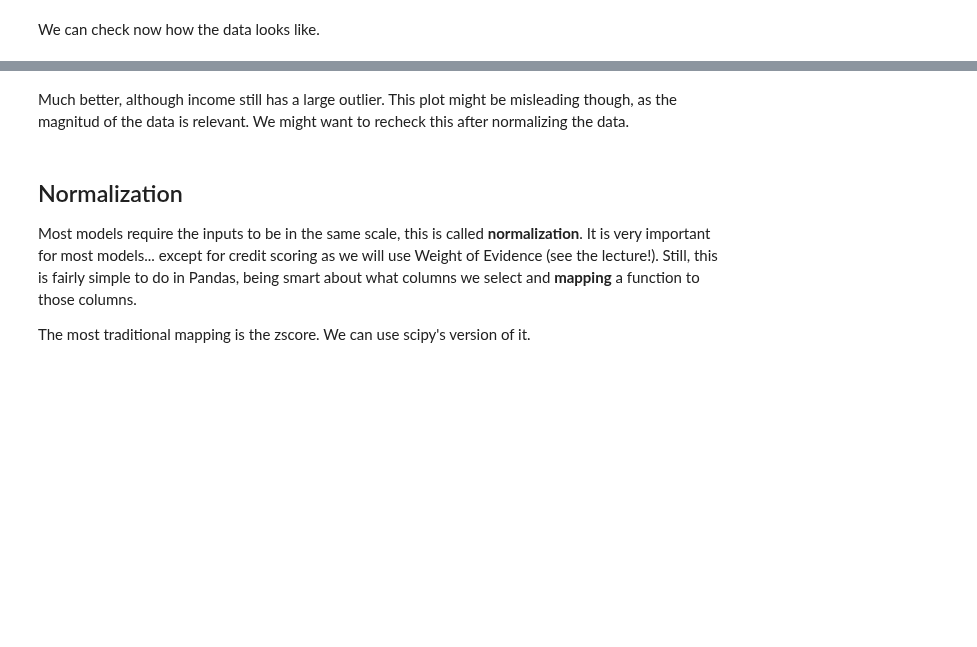
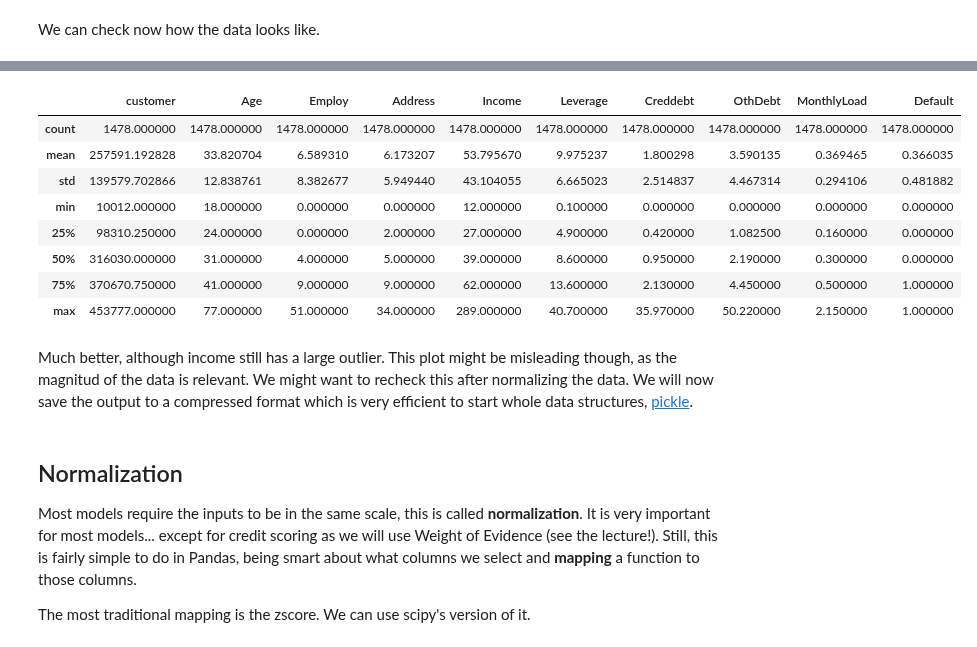
Before and after one commit to CBravoR/AdvancedAnalyticsLabs, a Jupyter notebook: notebooks/python/Lab_4_Preprocessing.ipynb, the cells around one changed output, grey strips where cells are left out. Cells and saved outputs as stored; diff of their text form; code cells hidden in the pictures; blank space fills up the shorter version.

```diff
--- a/notebooks/python/Lab_4_Preprocessing.ipynb
+++ b/notebooks/python/Lab_4_Preprocessing.ipynb
@@ -148,5 +290,5 @@ To actually cut the values, then we can simply write a proper expression in Pand
 # %%
-bankloan_data = bankloan_data.loc[(bankloan_data['Income'] < 300) & (bankloan_data['Creddebt'] < 15) & (bankloan_data['OthDebt'] < 30)]
+bankloan_data = bankloan_data.loc[bankloan_data['Income'] < 300]
 # %% [markdown]
 We can check now how the data looks like.
 # %%
@@ -156,2 +300,14 @@ a.set_xticklabels(a.get_xticklabels(), rotation=90);
+# %%
+bankloan_data.describe()
+# %% [output]
+|  | customer | Age | Employ | Address | Income | Leverage | Creddebt | OthDebt | MonthlyLoad | Default |
+| count | 1478.000000 | 1478.000000 | 1478.000000 | 1478.000000 | 1478.000000 | 1478.000000 | 1478.000000 | 1478.000000 | 1478.000000 | 1478.000000 |
+| mean | 257591.192828 | 33.820704 | 6.589310 | 6.173207 | 53.795670 | 9.975237 | 1.800298 | 3.590135 | 0.369465 | 0.366035 |
+| std | 139579.702866 | 12.838761 | 8.382677 | 5.949440 | 43.104055 | 6.665023 | 2.514837 | 4.467314 | 0.294106 | 0.481882 |
+| min | 10012.000000 | 18.000000 | 0.000000 | 0.000000 | 12.000000 | 0.100000 | 0.000000 | 0.000000 | 0.000000 | 0.000000 |
+| 25% | 98310.250000 | 24.000000 | 0.000000 | 2.000000 | 27.000000 | 4.900000 | 0.420000 | 1.082500 | 0.160000 | 0.000000 |
+| 50% | 316030.000000 | 31.000000 | 4.000000 | 5.000000 | 39.000000 | 8.600000 | 0.950000 | 2.190000 | 0.300000 | 0.000000 |
+| 75% | 370670.750000 | 41.000000 | 9.000000 | 9.000000 | 62.000000 | 13.600000 | 2.130000 | 4.450000 | 0.500000 | 1.000000 |
+| max | 453777.000000 | 77.000000 | 51.000000 | 34.000000 | 289.000000 | 40.700000 | 35.970000 | 50.220000 | 2.150000 | 1.000000 |
 # %% [markdown]
-Much better, although income still has a large outlier. This plot might be misleading though, as the magnitud of the data is relevant. We might want to recheck this after normalizing the data.
+Much better, although income still has a large outlier. This plot might be misleading though, as the magnitud of the data is relevant. We might want to recheck this after normalizing the data. We will now save the output to a compressed format which is very efficient to start whole data structures, [pickle](https://pandas.pydata.org/pandas-docs/stable/reference/api/pandas.DataFrame.to_pickle.html).
```
Also changed, not shown: parts of 26 cells of this notebook.
